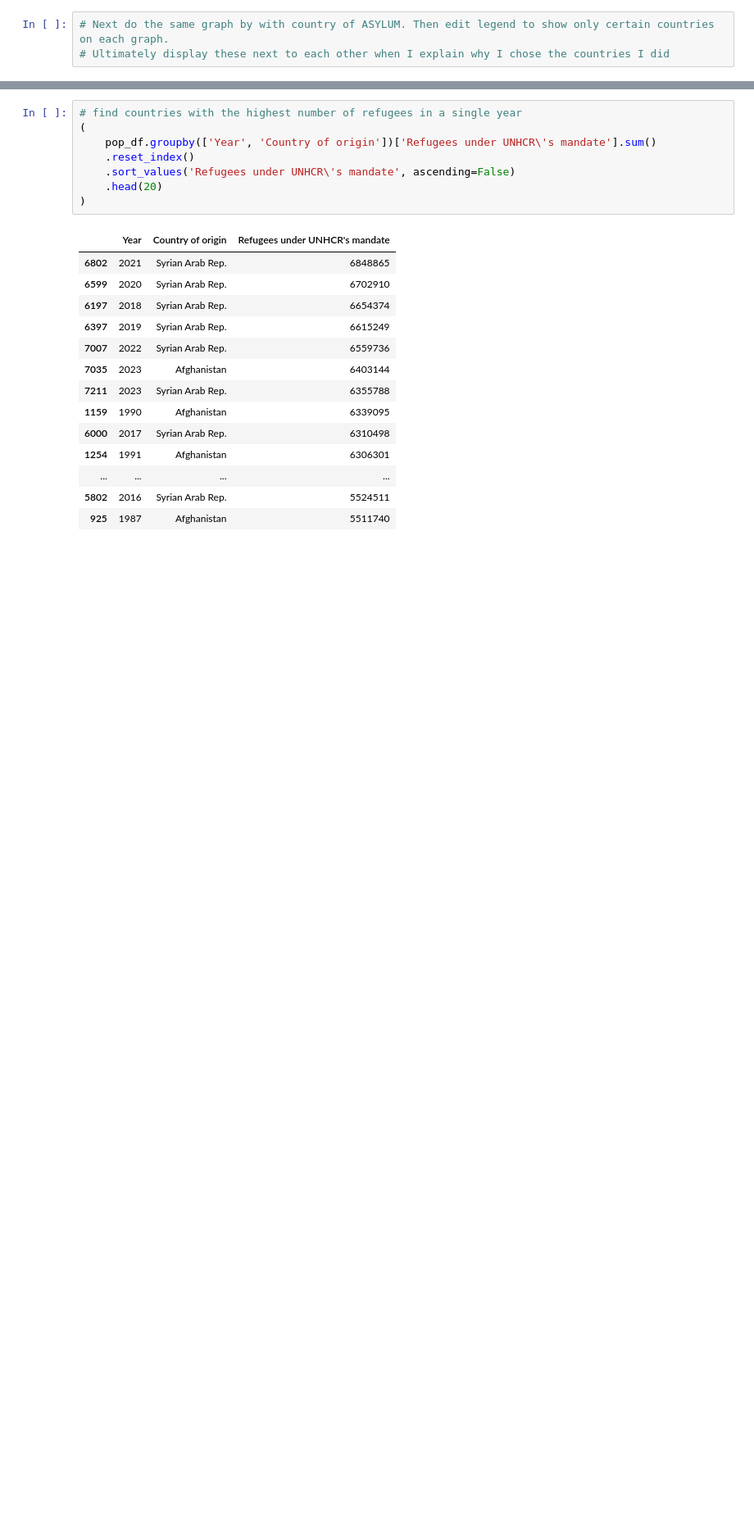
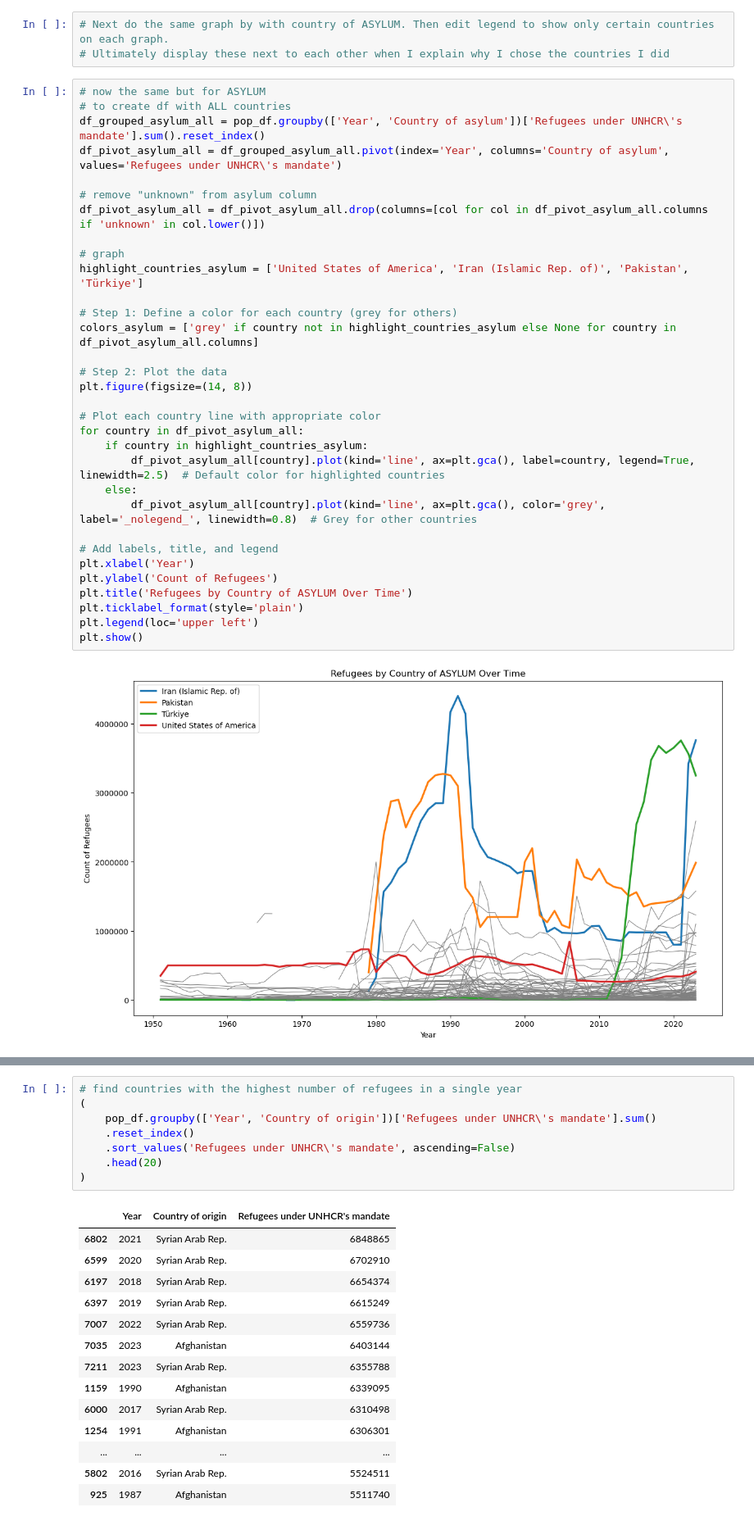
Before and after one commit to ryanhartman247/capstone_refugees_da12, a Jupyter notebook: notebooks/population_totals.ipynb, the cells around one changed output, grey strips where cells are left out. Shown at 82% size. Drawn from its saved outputs; the diff is of its cells as text; blank space fills up the shorter version.

```diff
--- a/notebooks/population_totals.ipynb
+++ b/notebooks/population_totals.ipynb
@@ -227,3 +230,37 @@ plt.show()
 # %%
 # Next do the same graph by with country of ASYLUM. Then edit legend to show only certain countries on each graph.
 # Ultimately display these next to each other when I explain why I chose the countries I did
+# %%
+# now the same but for ASYLUM
+# to create df with ALL countries
+df_grouped_asylum_all = pop_df.groupby(['Year', 'Country of asylum'])['Refugees under UNHCR\'s mandate'].sum().reset_index()
+df_pivot_asylum_all = df_grouped_asylum_all.pivot(index='Year', columns='Country of asylum', values='Refugees under UNHCR\'s mandate')
+
+# remove "unknown" from asylum column
+df_pivot_asylum_all = df_pivot_asylum_all.drop(columns=[col for col in df_pivot_asylum_all.columns if 'unknown' in col.lower()])
+
+# graph
+highlight_countries_asylum = ['United States of America', 'Iran (Islamic Rep. of)', 'Pakistan', 'Türkiye']
+
+# Step 1: Define a color for each country (grey for others)
+colors_asylum = ['grey' if country not in highlight_countries_asylum else None for country in df_pivot_asylum_all.columns]
+
+# Step 2: Plot the data
+plt.figure(figsize=(14, 8))
+
+# Plot each country line with appropriate color
+for country in df_pivot_asylum_all:
+    if country in highlight_countries_asylum:
+        df_pivot_asylum_all[country].plot(kind='line', ax=plt.gca(), label=country, legend=True, linewidth=2.5)  # Default color for highlighted countries
+    else:
+        df_pivot_asylum_all[country].plot(kind='line', ax=plt.gca(), color='grey', label='_nolegend_', linewidth=0.8)  # Grey for other countries
+
+# Add labels, title, and legend
+plt.xlabel('Year')
+plt.ylabel('Count of Refugees')
+plt.title('Refugees by Country of ASYLUM Over Time')
+plt.ticklabel_format(style='plain')
+plt.legend(loc='upper left')
+plt.show()
+# %% [output]
+[figure, added]
```
Also changed, not shown: parts of 12 cells of this notebook, 2 other files.
